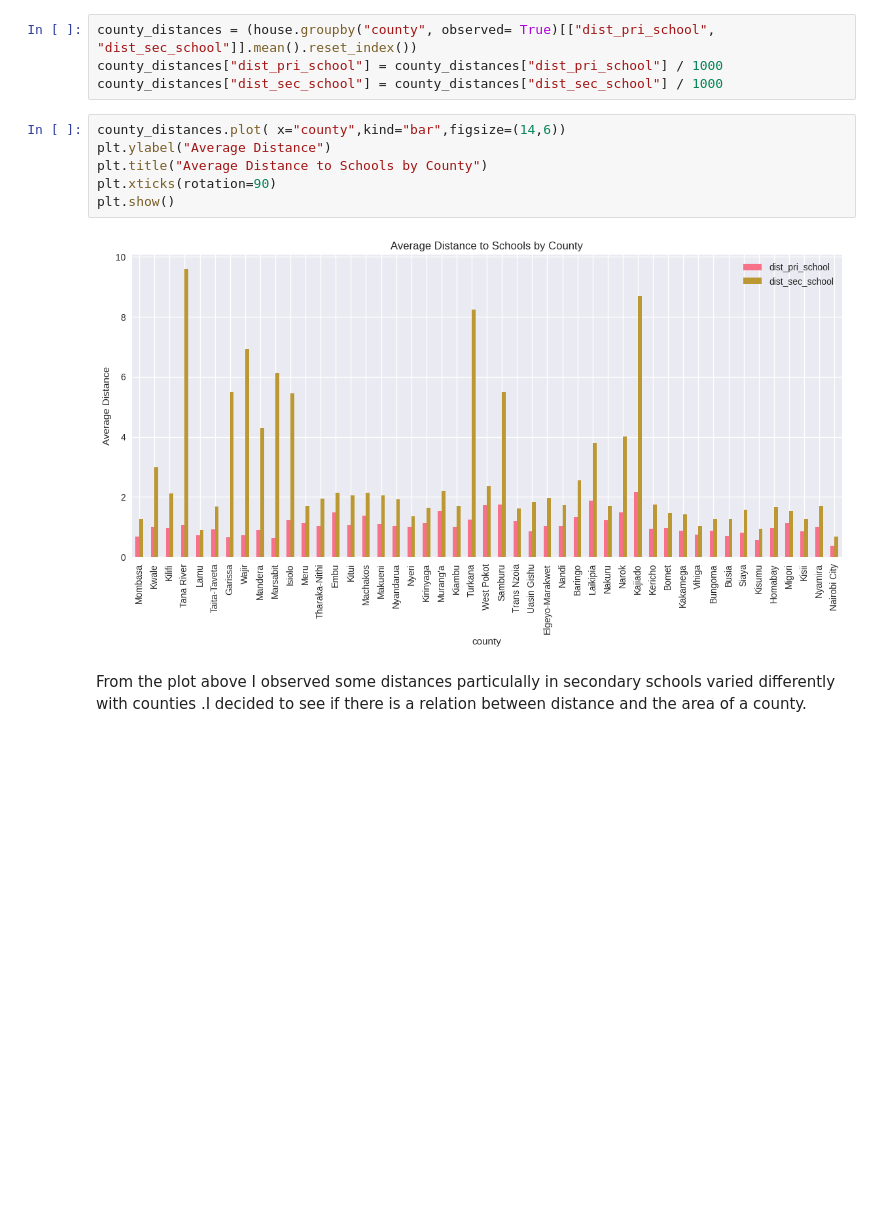
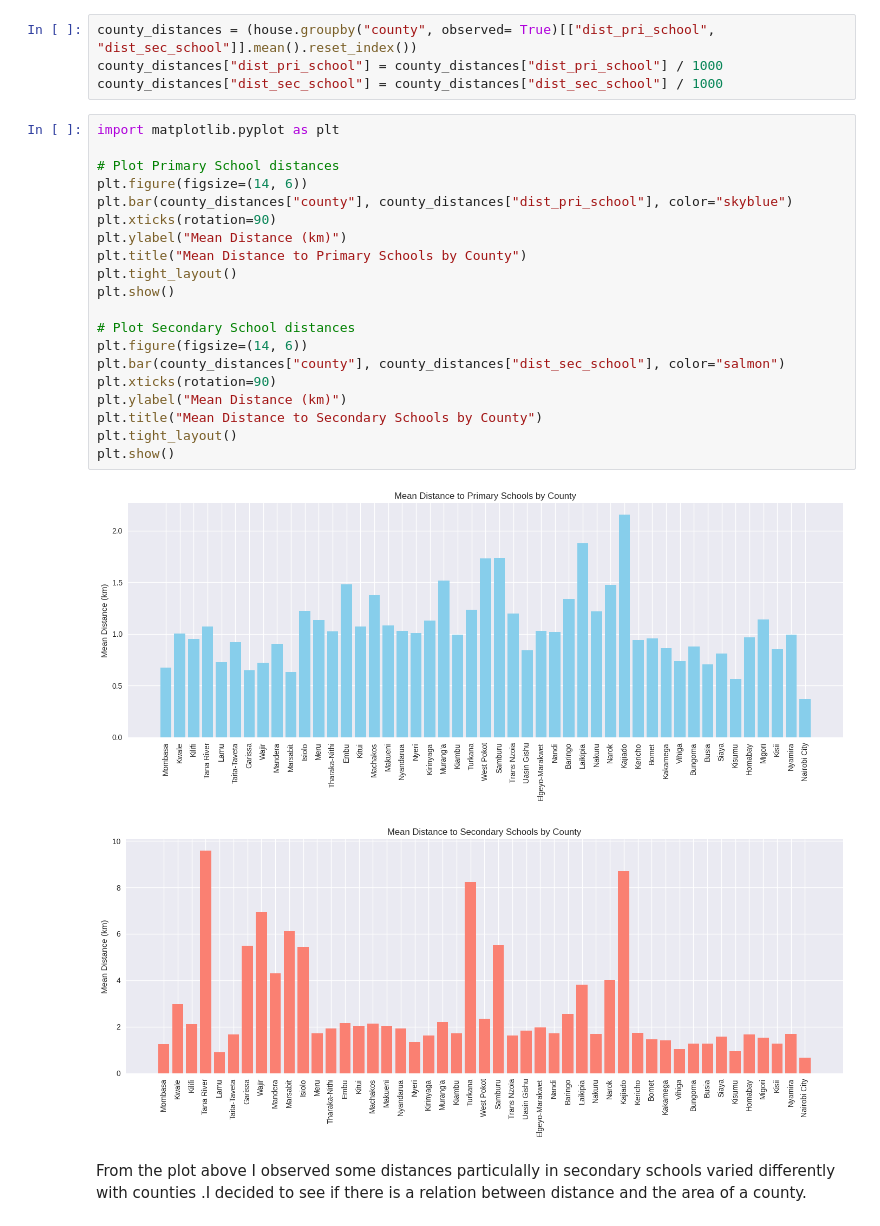
Before and after one commit to silprosa/fynesse_mlfc, a Jupyter notebook: notebooks/Education.ipynb, the cells around one changed output. Saved outputs shown, nothing was run; the diff lists cells and outputs as text; blank space fills up the shorter version.

```diff
--- a/notebooks/Education.ipynb
+++ b/notebooks/Education.ipynb
@@ -400,14 +400,29 @@ Such disparities are important for understanding geographic inequality in school
 county_distances = (house.groupby("county", observed= True)[["dist_pri_school", "dist_sec_school"]].mean().reset_index())
 county_distances["dist_pri_school"] = county_distances["dist_pri_school"] / 1000
 county_distances["dist_sec_school"] = county_distances["dist_sec_school"] / 1000
-# %%
-county_distances.plot( x="county",kind="bar",figsize=(14,6))
-plt.ylabel("Average Distance")
-plt.title("Average Distance to Schools by County")
-plt.xticks(rotation=90)
-plt.show()
-# %% [output]
-[figure, removed]
+# %%
+import matplotlib.pyplot as plt
+
+# Plot Primary School distances
+plt.figure(figsize=(14, 6))
+plt.bar(county_distances["county"], county_distances["dist_pri_school"], color="skyblue")
+plt.xticks(rotation=90)
+plt.ylabel("Mean Distance (km)")
+plt.title("Mean Distance to Primary Schools by County")
+plt.tight_layout()
+plt.show()
+
+# Plot Secondary School distances
+plt.figure(figsize=(14, 6))
+plt.bar(county_distances["county"], county_distances["dist_sec_school"], color="salmon")
+plt.xticks(rotation=90)
+plt.ylabel("Mean Distance (km)")
+plt.title("Mean Distance to Secondary Schools by County")
+plt.tight_layout()
+plt.show()
+# %% [output]
+[figure, added]
+[figure, added]
 # %% [markdown]
 From the plot above I observed some distances particulally in secondary schools varied differently with counties .I decided to see if there is a relation between distance and the area of a county.
 # %%
```
Also changed, not shown: parts of 26 cells of this notebook.
